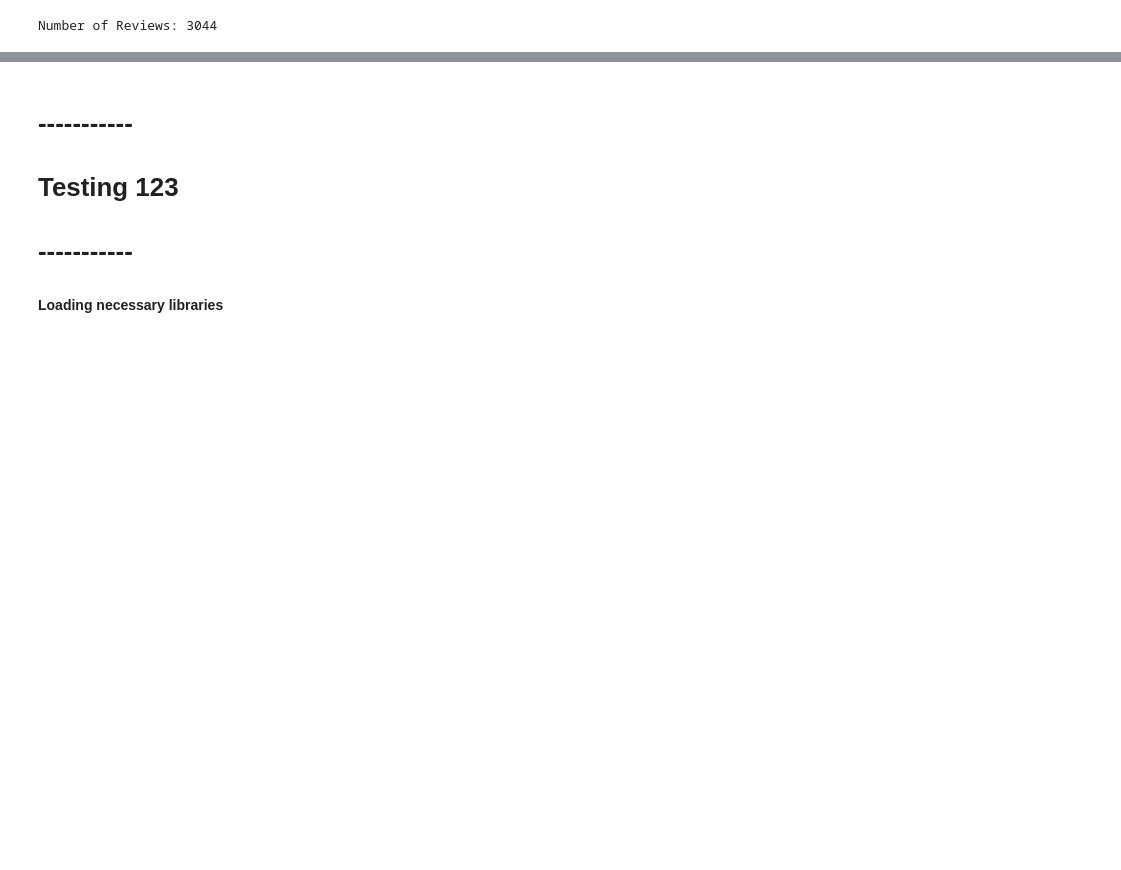
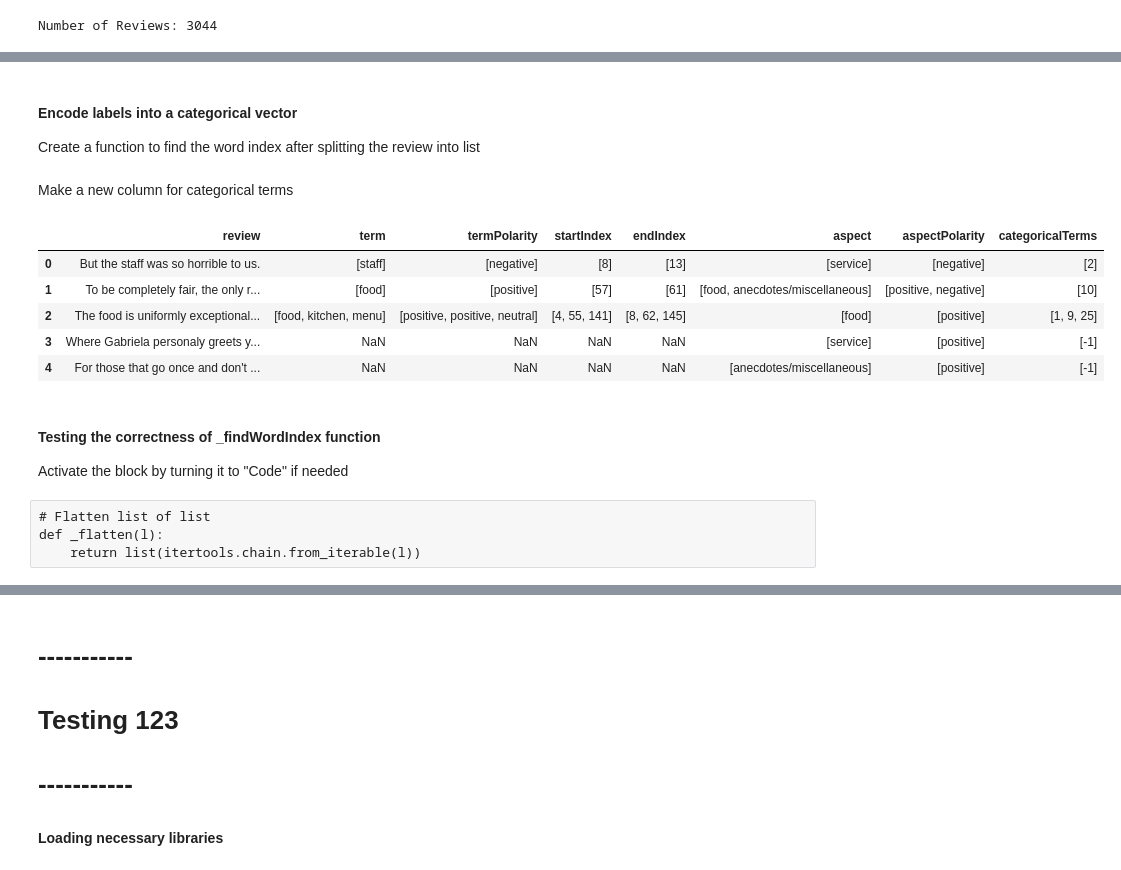
Before and after one commit to sherman2zhiwei/FIT3162---Zhiwei-and-Friends, a Jupyter notebook: cnn_asp_extract.ipynb, the cells around one changed output, grey strips where cells are left out. Saved outputs shown, nothing was run; the diff lists cells and outputs as text; code cells hidden in the pictures; blank space fills up the shorter version.

```diff
--- a/cnn_asp_extract.ipynb
+++ b/cnn_asp_extract.ipynb
@@ -93,0 +112,3 @@ NameError: name 'data' is not defined
+# %%
+def _removePunc(item): #replace with space
+    return re.sub(r'[^\w\s]',' ',item)
@@ -93,0 +165,54 @@ NameError: name 'data' is not defined
+# %% [markdown]
+#### Encode labels into a categorical vector
+Create a function to find the word index after splitting the review into list
+# %%
+# index a term in the string list (with customization)
+def _index(str, term):
+    for i in range(len(str)):
+        if term in str[i]: # More lenient as not need for exactly the same word
+            return i
+    raise("Word not found")
+# %%
+def _findWordIndex(s, terms):
+
+    # Terminate if no idx given
+    if isinstance(terms, float):
+        return [-1]
+
+    # Temp var
+    new_str = _removePunc(s).split()
+    word_idx = []
+
+    for term in terms:
+        for subterm in term.split():
+            word_idx.append(_index(new_str, subterm))
+
+    return word_idx
+# %% [markdown]
+Make a new column for categorical terms
+# %%
+# Make new column for categorical terms
+categoricalTerms = []
+terms = clean_data["term"]
+reviews = clean_data["review"]
+
+for i in range(clean_data.shape[0]):
+    categoricalTerms.append(_findWordIndex(reviews[i], terms[i]))
+
+clean_data = clean_data.assign(categoricalTerms=pd.Series(categoricalTerms))
+# %%
+clean_data.head(5)
+# %% [output]
+|  | review | term | termPolarity | startIndex | endIndex | aspect | aspectPolarity | categoricalTerms |
+| 0 | But the staff was so horrible to us. | [staff] | [negative] | [8] | [13] | [service] | [negative] | [2] |
+| 1 | To be completely fair, the only r... | [food] | [positive] | [57] | [61] | [food, anecdotes/miscellaneous] | [positive, negative] | [10] |
+| 2 | The food is uniformly exceptional... | [food, kitchen, menu] | [positive, positive, neutral] | [4, 55, 141] | [8, 62, 145] | [food] | [positive] | [1, 9, 25] |
+| 3 | Where Gabriela personaly greets y... | NaN | NaN | NaN | NaN | [service] | [positive] | [-1] |
+| 4 | For those that go once and don't ... | NaN | NaN | NaN | NaN | [anecdotes/miscellaneous] | [positive] | [-1] |
+# %% [markdown]
+#### Testing the correctness of _findWordIndex function
+Activate the block by turning it to "Code" if needed
+# %% [raw]
+# Flatten list of list
+def _flatten(l):
+    return list(itertools.chain.from_iterable(l))
```
Also changed, not shown: parts of 29 cells of this notebook.
